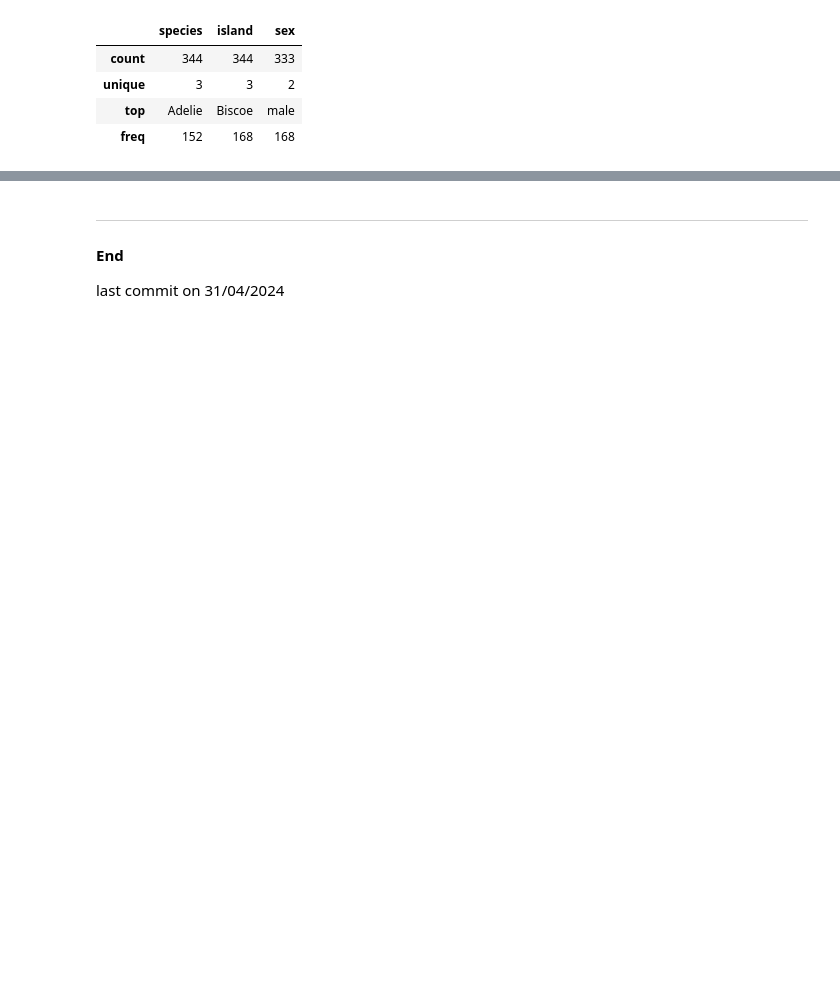
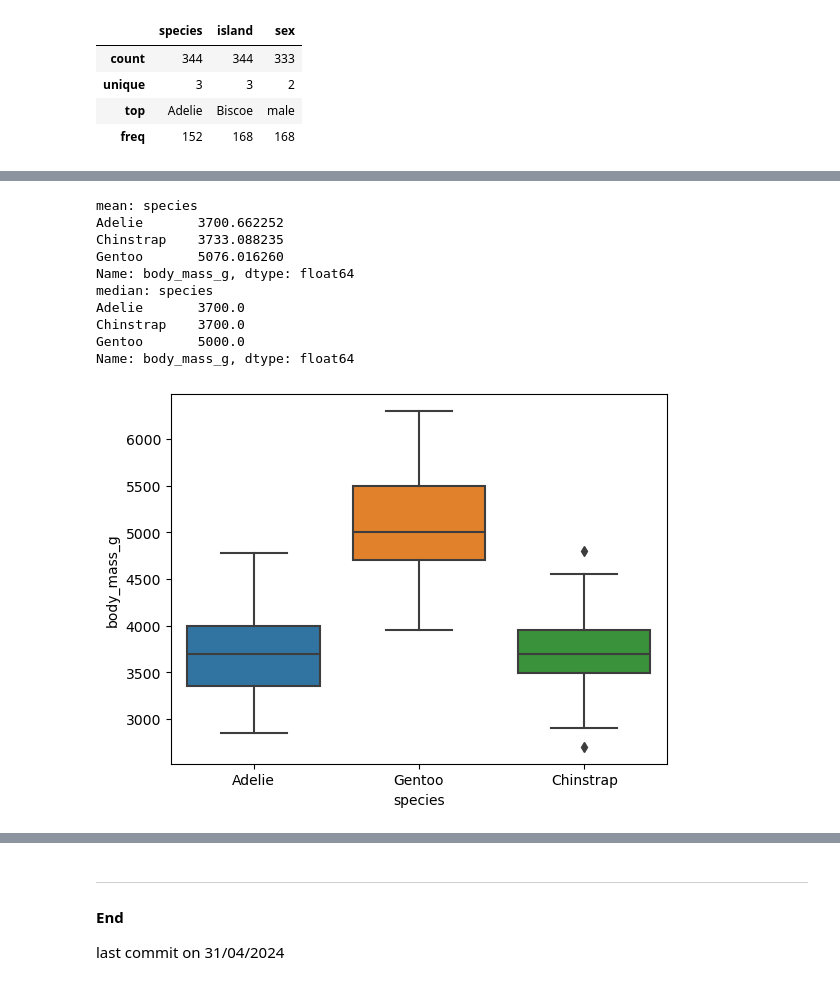
Before and after one commit to RodrigoDMU/MyWorkPDA-Project, a Jupyter notebook: penguins.ipynb, the cells around one changed output, grey strips where cells are left out. Drawn from its saved outputs; the diff is of its cells as text; code cells hidden in the pictures; blank space fills up the shorter version.

```diff
--- a/penguins.ipynb
+++ b/penguins.ipynb
@@ -154,0 +258,16 @@ Name: count, dtype: int64
+# %%
+fig1 = sns.boxplot(x="species", y="body_mass_g", data=df)
+print("mean:", df.groupby("species")["body_mass_g"].mean())
+print("median:", df.groupby("species")["body_mass_g"].median())
+# %% [output]
+mean: species
+Adelie       3700.662252
+Chinstrap    3733.088235
+Gentoo       5076.016260
+Name: body_mass_g, dtype: float64
+median: species
+Adelie       3700.0
+Chinstrap    3700.0
+Gentoo       5000.0
+Name: body_mass_g, dtype: float64
+[figure, added]
```
Also changed, not shown: parts of 18 cells of this notebook.
